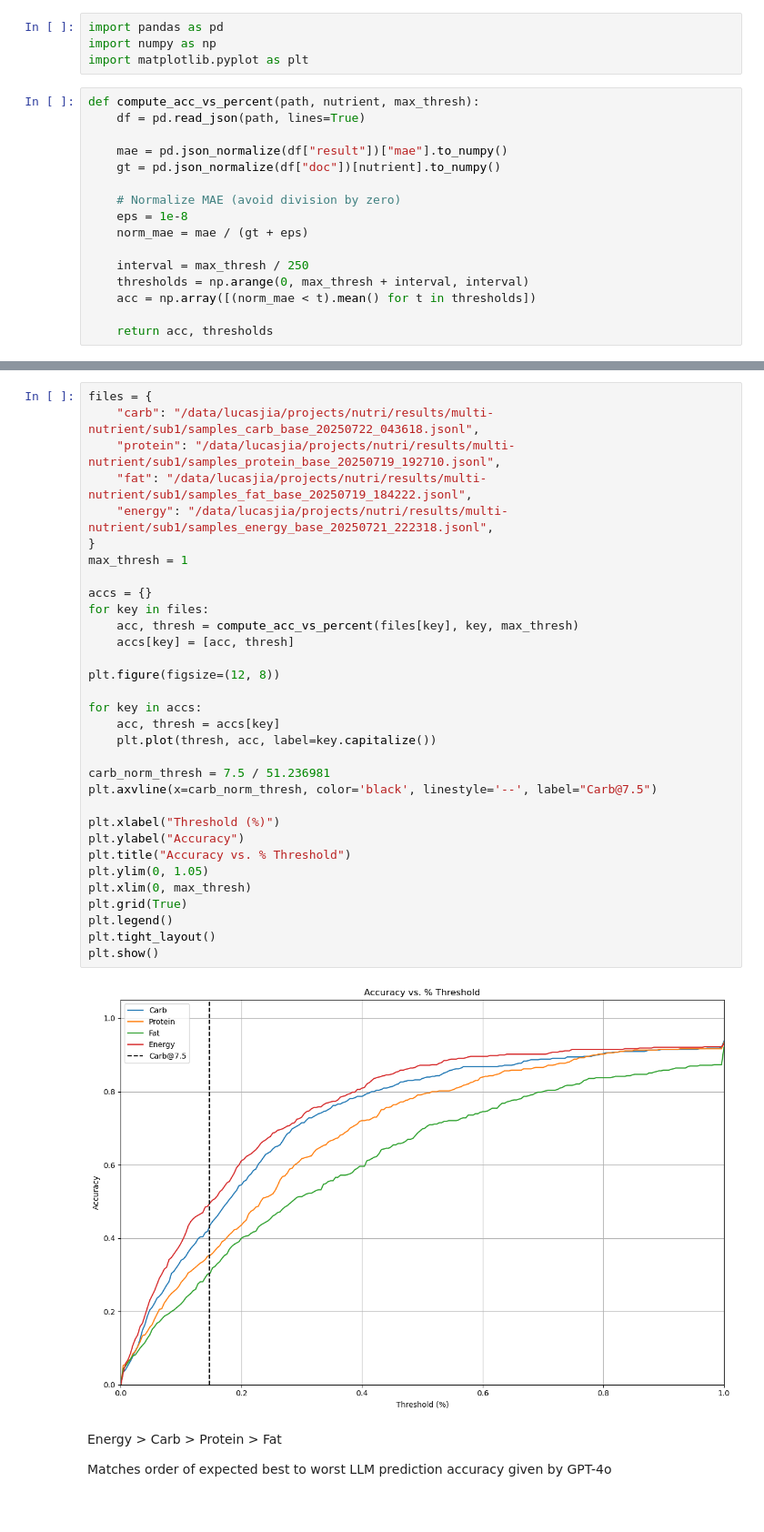
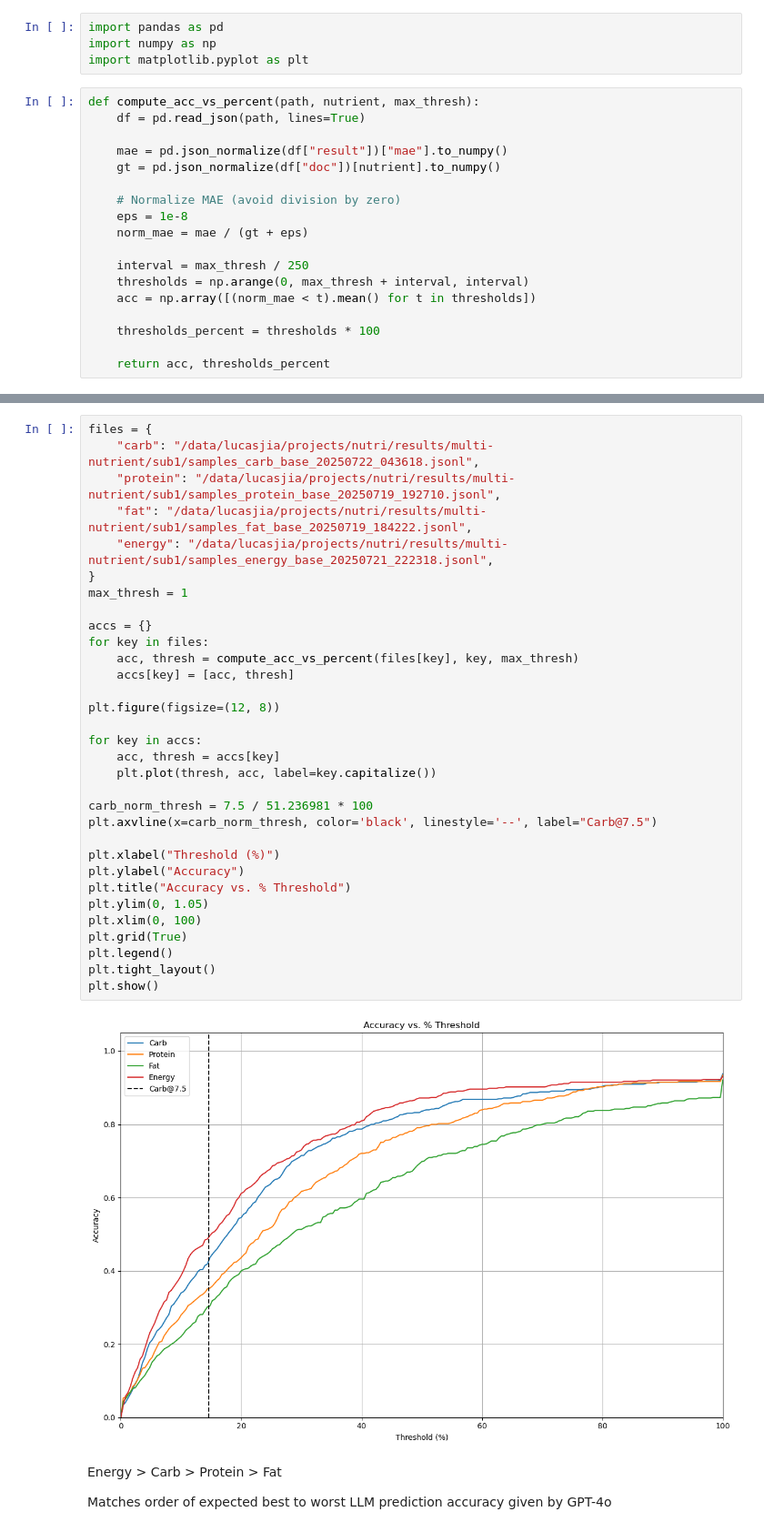
Before and after one commit to lucasjia05/nutri, a Jupyter notebook: src/notebooks/accuracy.ipynb, the cells around one changed output, grey strips where cells are left out. Shown at 91% size. Saved outputs shown, nothing was run; the diff lists cells and outputs as text.

```diff
--- a/src/notebooks/accuracy.ipynb
+++ b/src/notebooks/accuracy.ipynb
@@ -26,6 +26,8 @@ def compute_acc_vs_percent(path, nutrient, max_thresh):
     thresholds = np.arange(0, max_thresh + interval, interval)
     acc = np.array([(norm_mae < t).mean() for t in thresholds])
 
-    return acc, thresholds
+    thresholds_percent = thresholds * 100
+
+    return acc, thresholds_percent
 # %%
 path = "/data/lucasjia/projects/nutri/results/multi-nutrient/sub1/samples_carb_base_20250722_043618.jsonl"
@@ -47,36 +49,36 @@ plt.show()
 files = {
     "carb": "/data/lucasjia/projects/nutri/results/multi-nutrient/sub1/samples_carb_base_20250722_043618.jsonl",
     "protein": "/data/lucasjia/projects/nutri/results/multi-nutrient/sub1/samples_protein_base_20250719_192710.jsonl",
     "fat": "/data/lucasjia/projects/nutri/results/multi-nutrient/sub1/samples_fat_base_20250719_184222.jsonl",
     "energy": "/data/lucasjia/projects/nutri/results/multi-nutrient/sub1/samples_energy_base_20250721_222318.jsonl",
 }
 max_thresh = 1
 
 accs = {}
 for key in files:
     acc, thresh = compute_acc_vs_percent(files[key], key, max_thresh)
     accs[key] = [acc, thresh]
 
 plt.figure(figsize=(12, 8))
 
 for key in accs:
     acc, thresh = accs[key]
     plt.plot(thresh, acc, label=key.capitalize())
 
-carb_norm_thresh = 7.5 / 51.236981
+carb_norm_thresh = 7.5 / 51.236981 * 100
 plt.axvline(x=carb_norm_thresh, color='black', linestyle='--', label="Carb@7.5")
 
 plt.xlabel("Threshold (%)")
 plt.ylabel("Accuracy")
 plt.title("Accuracy vs. % Threshold")
 plt.ylim(0, 1.05)
-plt.xlim(0, max_thresh)
+plt.xlim(0, 100)
 plt.grid(True)
 plt.legend()
 plt.tight_layout()
 plt.show()
 # %% [output]
-[figure, old version]
+[figure, new version]
 # %% [markdown]
 Energy > Carb > Protein > Fat
 
```
Also changed, not shown: parts of 1 cell of this notebook, 43 other files.
